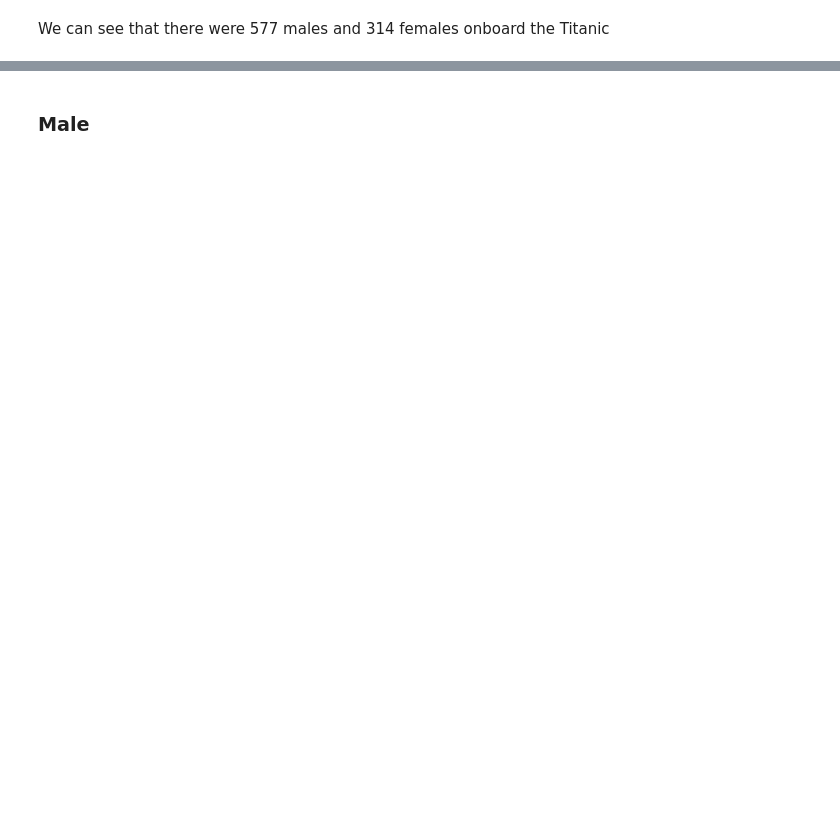
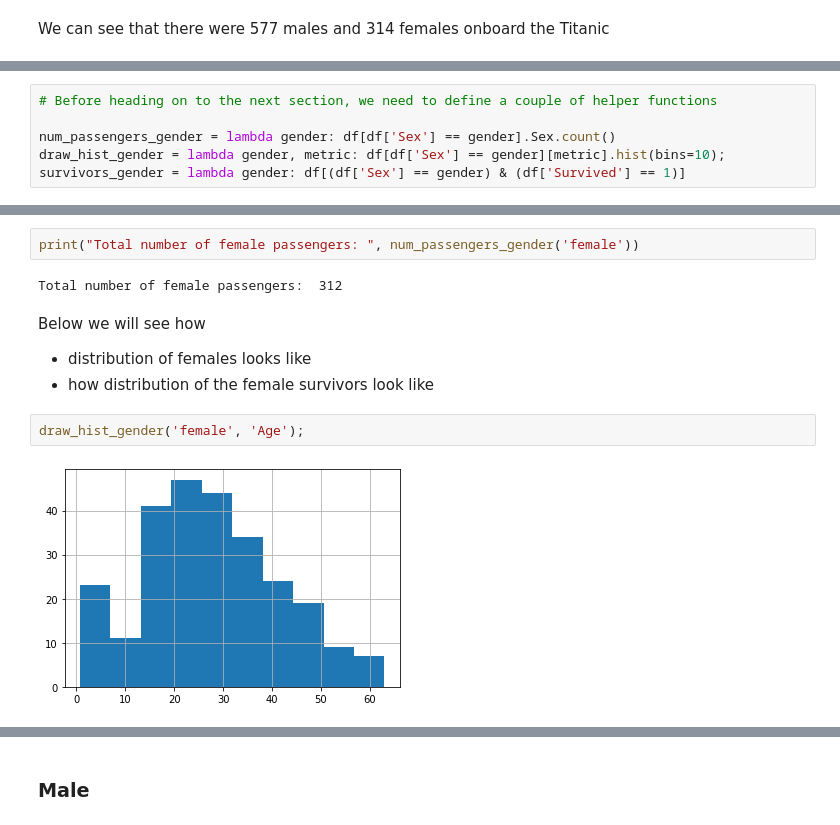
Before and after one commit to aikosham/udacity, a Jupyter notebook: 1-blog/titanic.ipynb, the cells around one changed output, grey strips where cells are left out. Saved outputs shown, nothing was run; the diff lists cells and outputs as text; blank space fills up the shorter version.

```diff
--- a/1-blog/titanic.ipynb
+++ b/1-blog/titanic.ipynb
@@ -95,0 +152,6 @@ df[df['Sex'] == 'female'].Age.hist();
+# %%
+# Before heading on to the next section, we need to define a couple of helper functions
+
+num_passengers_gender = lambda gender: df[df['Sex'] == gender].Sex.count()
+draw_hist_gender = lambda gender, metric: df[df['Sex'] == gender][metric].hist(bins=10);
+survivors_gender = lambda gender: df[(df['Sex'] == gender) & (df['Survived'] == 1)]
@@ -96,3 +166,15 @@ df[df['Sex'] == 'female'].Age.hist();
+# %%
+print("Total number of female passengers: ", num_passengers_gender('female'))
+# %% [output]
+Total number of female passengers:  312
+# %% [markdown]
+Below we will see how
+- distribution of females looks like
+- how distribution of the female survivors look like
+# %%
+draw_hist_gender('female', 'Age');
+# %% [output]
+[figure, added]
 # %%
 df[df['Sex'] == 'female'].Age.describe()
 # %% [output]
```
Also changed, not shown: parts of 62 cells of this notebook.
